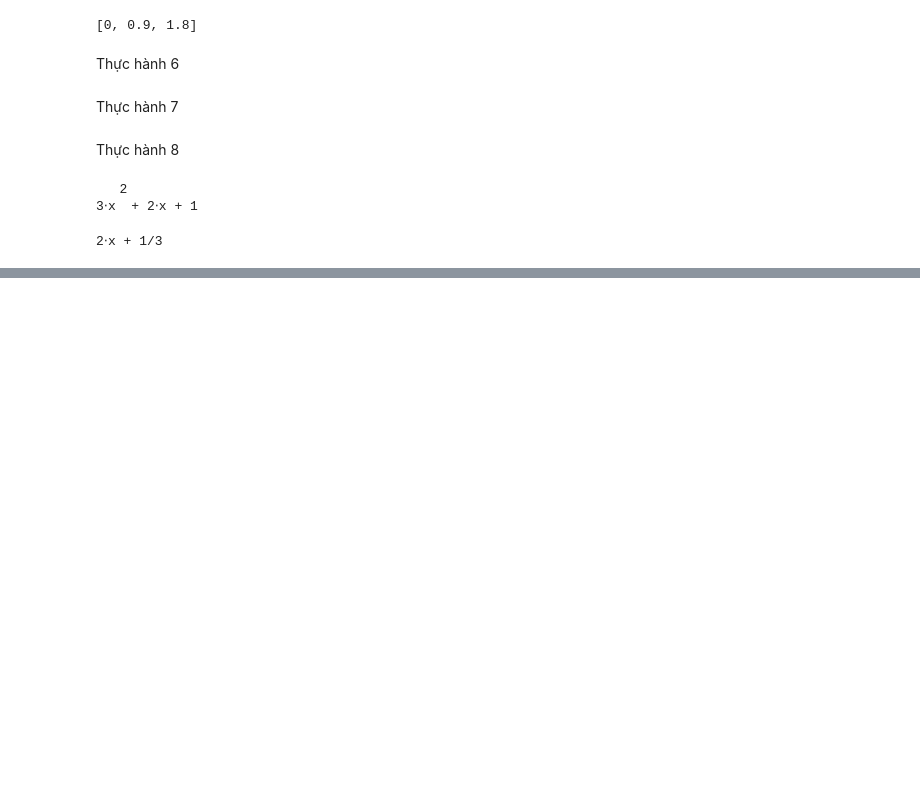
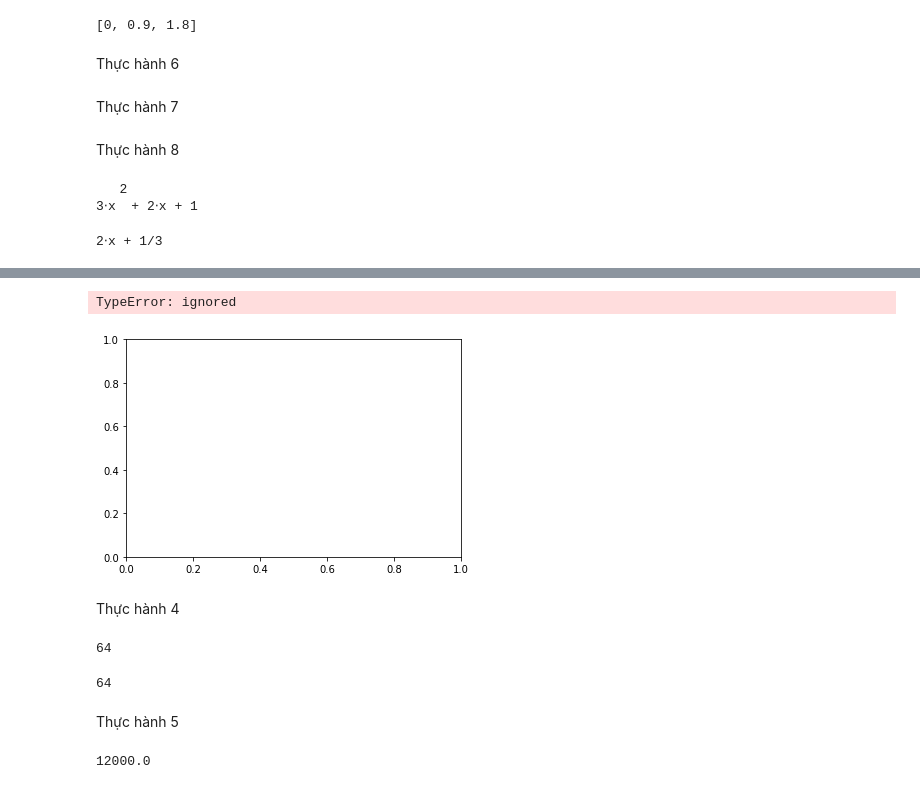
Before and after one commit to 0934084485/thuchanhtoancc, a Jupyter notebook: Week1.ipynb, the cells around one changed output, grey strips where cells are left out. Cells and saved outputs as stored; diff of their text form; code cells hidden in the pictures; blank space fills up the shorter version.

```diff
--- a/Week1.ipynb
+++ b/Week1.ipynb
@@ -657,0 +785,37 @@ tinh_daoham('x/3+x**2+r', 'x')
+# %%
+import numpy as np
+import matplotlib.pyplot as plt
+fs = [1, 2, 4]
+all_time = np.linspace(0, 2, 200)
+t = all_time[:100]
+fig, ax = plt.subplot()
+for f in fs:
+  y = np.sin(2 * np.pi * f * t)
+  ax.plot(t, y, label=' {} Hz'.format(f))
+plt.lengend()
+import os
+os.chdir('d:\\')
+# %% [output]
+TypeError: ignored
+[figure, added]
+# %% [markdown]
+Thực hành 4
+# %%
+def f (x): return x**2
+print (f(8))
+# %% [output]
+64
+# %%
+g = lambda x: x**2
+print (g(8))
+# %% [output]
+64
+# %% [markdown]
+Thực hành 5
+# %%
+def thue(phan_tram): return lambda x: x * phan_tram
+hcm = thue(0.012)
+hn = thue(0.01)
+hcm(1000000)
+# %% [output]
+12000.0
```
Also changed, not shown: parts of 16 cells of this notebook.
